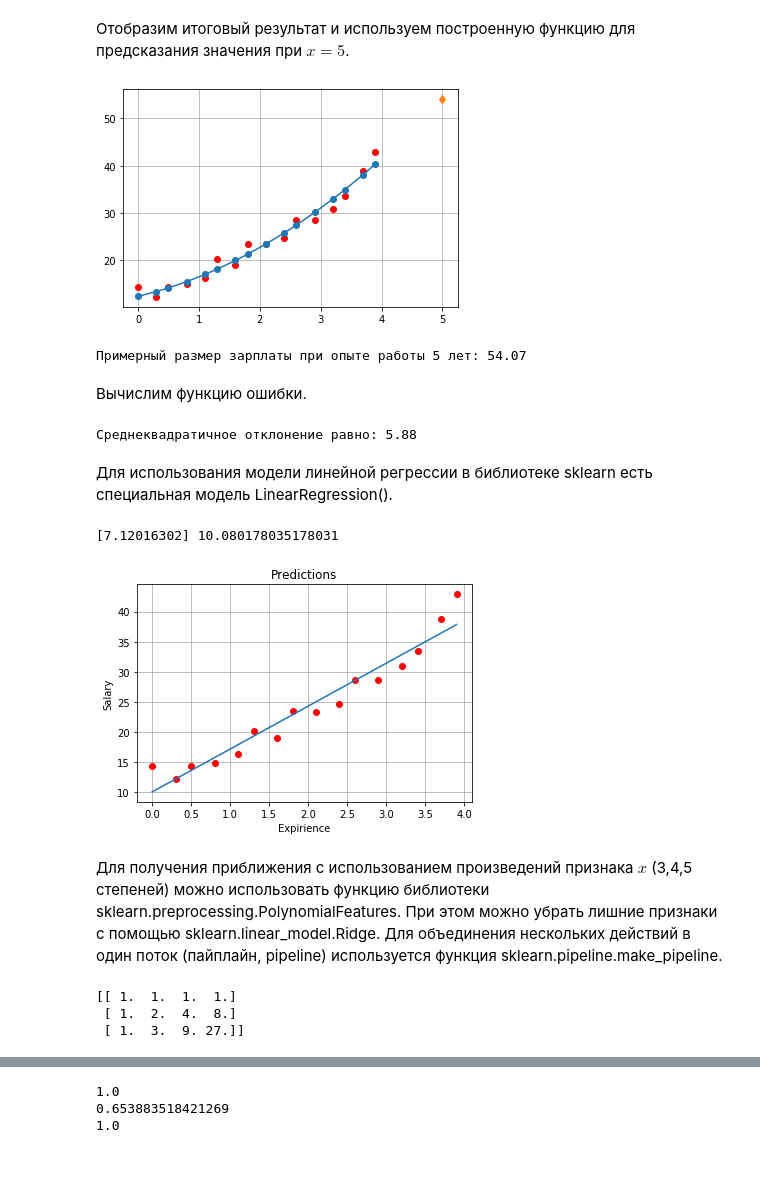
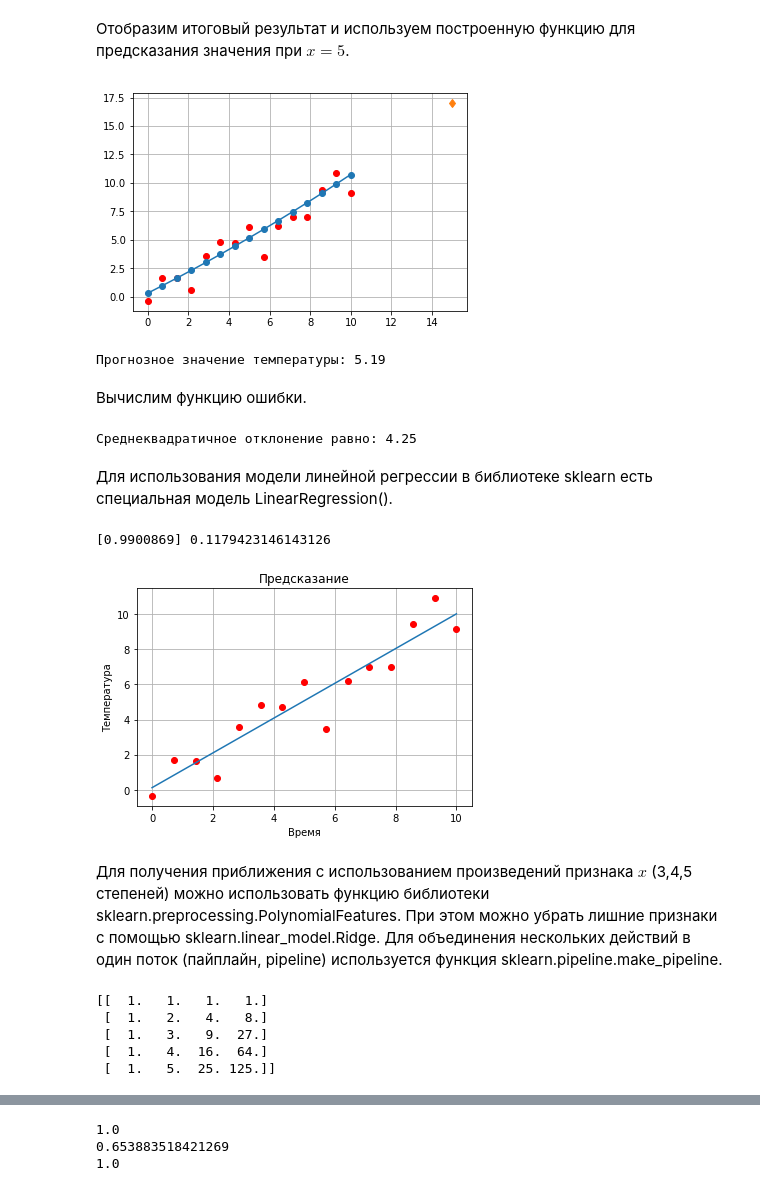
Before and after one commit to yurichernyshov/Data-Science-Course, a Jupyter notebook: lessons/lec-DA-LinearRegression.ipynb, the cells around one changed output, grey strips where cells are left out. Drawn from its saved outputs; the diff is of its cells as text; code cells hidden in the pictures; blank space fills up the shorter version.

```diff
--- a/lessons/lec-DA-LinearRegression.ipynb
+++ b/lessons/lec-DA-LinearRegression.ipynb
@@ -63,0 +93,9 @@ for pos, degree in enumerate(range(1,17)):
+# %%
+xs = np.linspace(0, 5, 10)
+ys = xs**2 + np.random.randn(10)
+plt.scatter(xs, ys, c='b')
+plt.plot(xs, 5*xs-2, c='r')
+for x, y in zip(xs, ys):
+    plt.plot([x,x], [5*x-2,y], c='g')
+plt.grid(True)
+plt.show()
@@ -74,0 +170,8 @@ df.T
+# %%
+ts = np.linspace(0, 10, 15)
+Ts = ts + np.random.randn(15)
+df = pd.DataFrame({"Время": ts, "Температура": Ts})
+display(df.T)
+df.plot()
+plt.grid(True)
+plt.show()
@@ -109,9 +211,10 @@ $$
 # %%
-xs = df["Expirience"]
-ys = df["Salary"]
+xs = df.Время
+ys = df.Температура
 M = np.matrix([[len(xs), sum(xs)], [sum(xs), sum([i**2 for i in xs])]])
 N = np.array([sum(ys), np.dot(xs, ys)])
+#import scipy.linalg as spla
 invM = spla.inv(M)
-S = np.dot(N,invM)
+S = np.dot(N, invM)
 print("Коэффициент A: {}, коэффициент B:{}.".format(round(S[1], 2), round(S[0], 2)))
 # %% [output]
@@ -194,15 +301,16 @@ Wall time: 1.4 s
 # %% [markdown]
 Отобразим итоговый результат и используем построенную функцию для предсказания значения при $x=5$.
 # %%
+Ж = 15
 plt.plot(xs, ys, 'ro')
 plt.plot(xs, [rA*(i**2)+rB*i+rC for i in xs], marker="o")
-plt.plot(5, rA*(5**2)+rB*5+rC, marker='d')
+plt.plot(Ж, rA*(Ж**2)+rB*Ж+rC, marker='d')
 plt.grid(True)
 plt.show()
-print("Примерный размер зарплаты при опыте работы 5 лет: {:.2f}".format(rA*(5**2)+rB*5+rC))
+print("Прогнозное значение температуры: {:.2f}".format(rA*(5**2)+rB*5+rC))
 # %% [output]
-[figure, old version]
+[figure, new version]
-Примерный размер зарплаты при опыте работы 5 лет: 54.07
+Прогнозное значение температуры: 5.19
 # %% [markdown]
 Вычислим функцию ошибки.
 # %%
@@ -212,38 +320,40 @@ for i in range(len(xs)):
         if i==j: vErr+=(rA*(xs[j]**2)+rB*xs[j]+rC-ys[j])**2
 print("Среднеквадратичное отклонение равно: {:.2f}".format(math.sqrt(vErr)))
 # %% [output]
-Среднеквадратичное отклонение равно: 5.88
+Среднеквадратичное отклонение равно: 4.25
 # %% [markdown]
 Для использования модели линейной регрессии в библиотеке sklearn есть специальная модель LinearRegression().
 # %%
-xs=df["Expirience"]
-x_train=np.array([[i] for i in xs])
-ys=df["Salary"]
+xs = df.Время.values
+x_train = np.array([[i] for i in xs])
+ys = df.Температура.values
 linreg = LinearRegression()
 linreg.fit(x_train, ys)
 print(linreg.coef_, linreg.intercept_)
 # %% [output]
-[7.12016302] 10.080178035178031
+[0.9900869] 0.1179423146143126
 # %%
-plt.plot(df["Expirience"],df["Salary"],'ro')
-plt.plot(df["Expirience"],[linreg.coef_*i+linreg.intercept_ for i in df.Expirience])
-plt.xlabel("Expirience")
-plt.ylabel("Salary")
-plt.title("Predictions")
+plt.plot(xs, ys,'ro')
+plt.plot(xs, [linreg.coef_*i+linreg.intercept_ for i in xs])
+plt.xlabel("Время")
+plt.ylabel("Температура")
+plt.title("Предсказание")
 plt.grid(True)
 plt.show()
 # %% [output]
-[figure, old version]
+[figure, new version]
 # %% [markdown]
 Для получения приближения с использованием произведений признака $x$ (3,4,5 степеней) можно использовать функцию библиотеки sklearn.preprocessing.PolynomialFeatures. При этом можно убрать лишние признаки с помощью sklearn.linear_model.Ridge. Для объединения нескольких действий в один поток (пайплайн, pipeline) используется функция sklearn.pipeline.make_pipeline.
 # %%
-xs = np.array([1, 2, 3]).reshape(-1,1)
-r = PolynomialFeatures(3).fit_transform(xs)
+xs_test = np.array([1, 2, 3, 4, 5]).reshape(-1,1)
+r = PolynomialFeatures(3).fit_transform(xs_test)
 print(r)
 # %% [output]
-[[ 1.  1.  1.  1.]
- [ 1.  2.  4.  8.]
- [ 1.  3.  9. 27.]]
+[[  1.   1.   1.   1.]
+ [  1.   2.   4.   8.]
+ [  1.   3.   9.  27.]
+ [  1.   4.  16.  64.]
+ [  1.   5.  25. 125.]]
 # %%
 for count, degree in enumerate([3, 4, 5]):
     model = make_pipeline(PolynomialFeatures(degree), Ridge())
```
Also changed, not shown: parts of 63 cells of this notebook, 3 other files.
